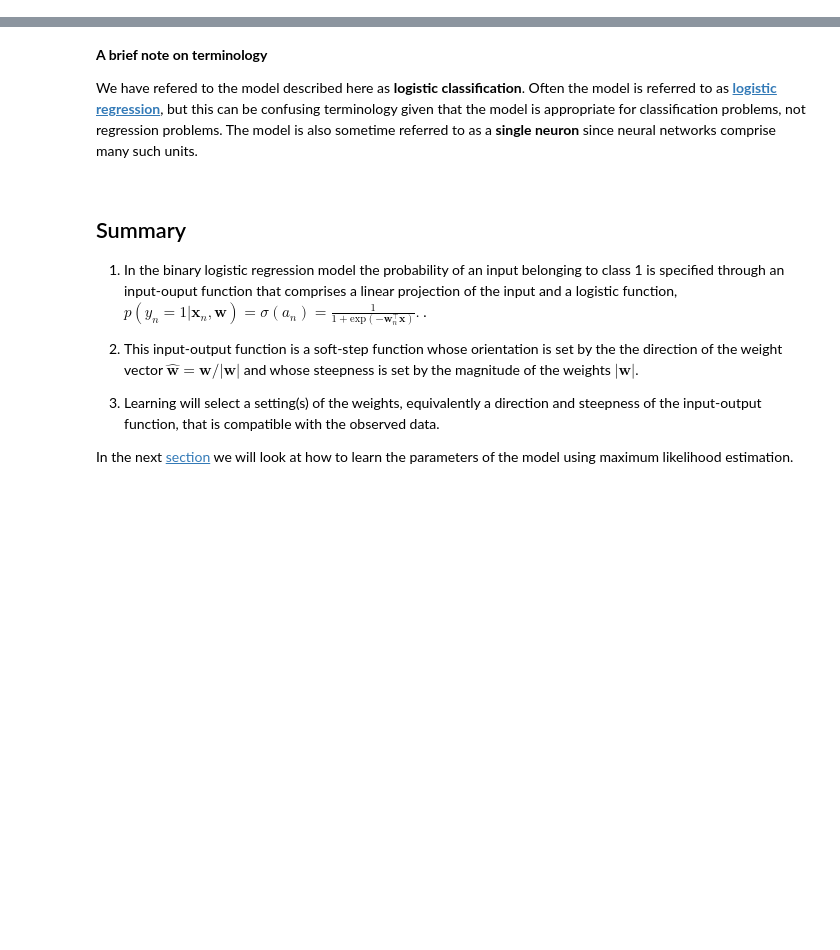
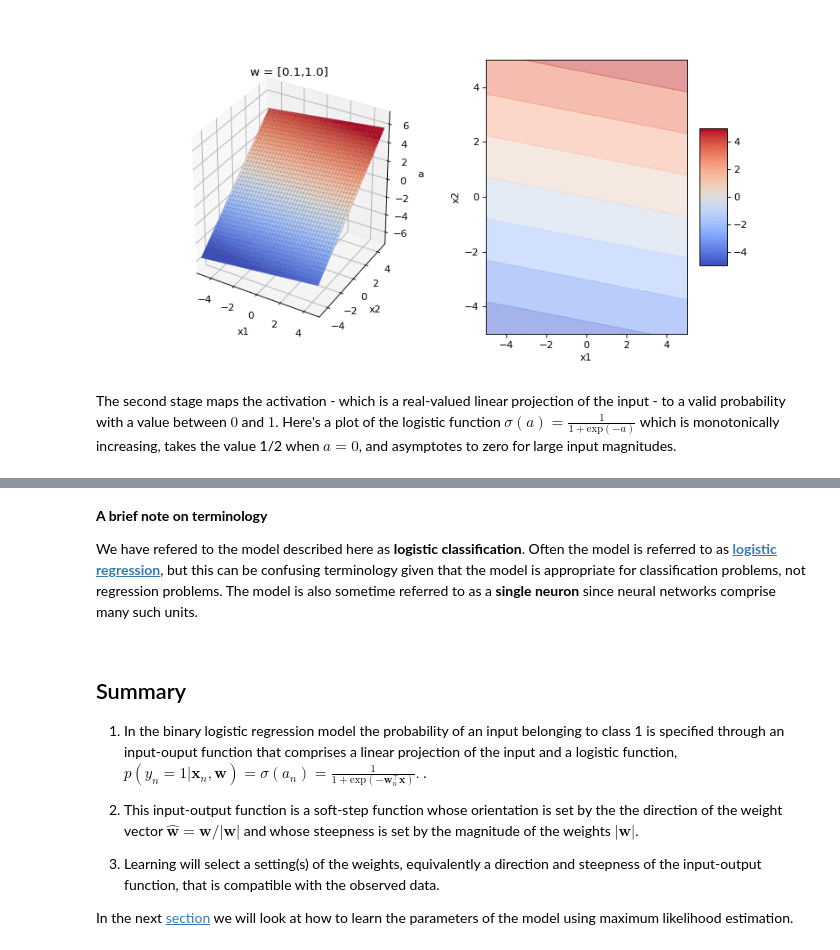
Before and after one commit to cambridge-mlg/online_textbook, a Jupyter notebook: textbook/content/classification/classification-logistic-regression-model.ipynb, the cells around one changed output, grey strips where cells are left out. Drawn from its saved outputs; the diff is of its cells as text; code cells hidden in the pictures; blank space fills up the shorter version.

```diff
--- a/textbook/content/classification/classification-logistic-regression-model.ipynb
+++ b/textbook/content/classification/classification-logistic-regression-model.ipynb
@@ -51,2 +46,8 @@ HTML(f'<style>{css_style}</style>')
+# %%
+Image("img/linear-neuron.gif", width=1000)
+# %% [output]
+[figure, added]
+# %% [markdown]
+The second stage maps the activation - which is a real-valued linear projection of the input - to a valid probability with a value between $0$ and $1$. Here's a plot of the logistic function $\sigma(a) = \frac{1}{1 + \text{exp}(-a)}$ which is monotonically increasing, takes the value 1/2 when $a = 0$, and asymptotes to zero for large input magnitudes.
 # %%
 a = np.linspace(-7, 7, 100)
```
Also changed, not shown: parts of 5 cells of this notebook, 18 other files.
